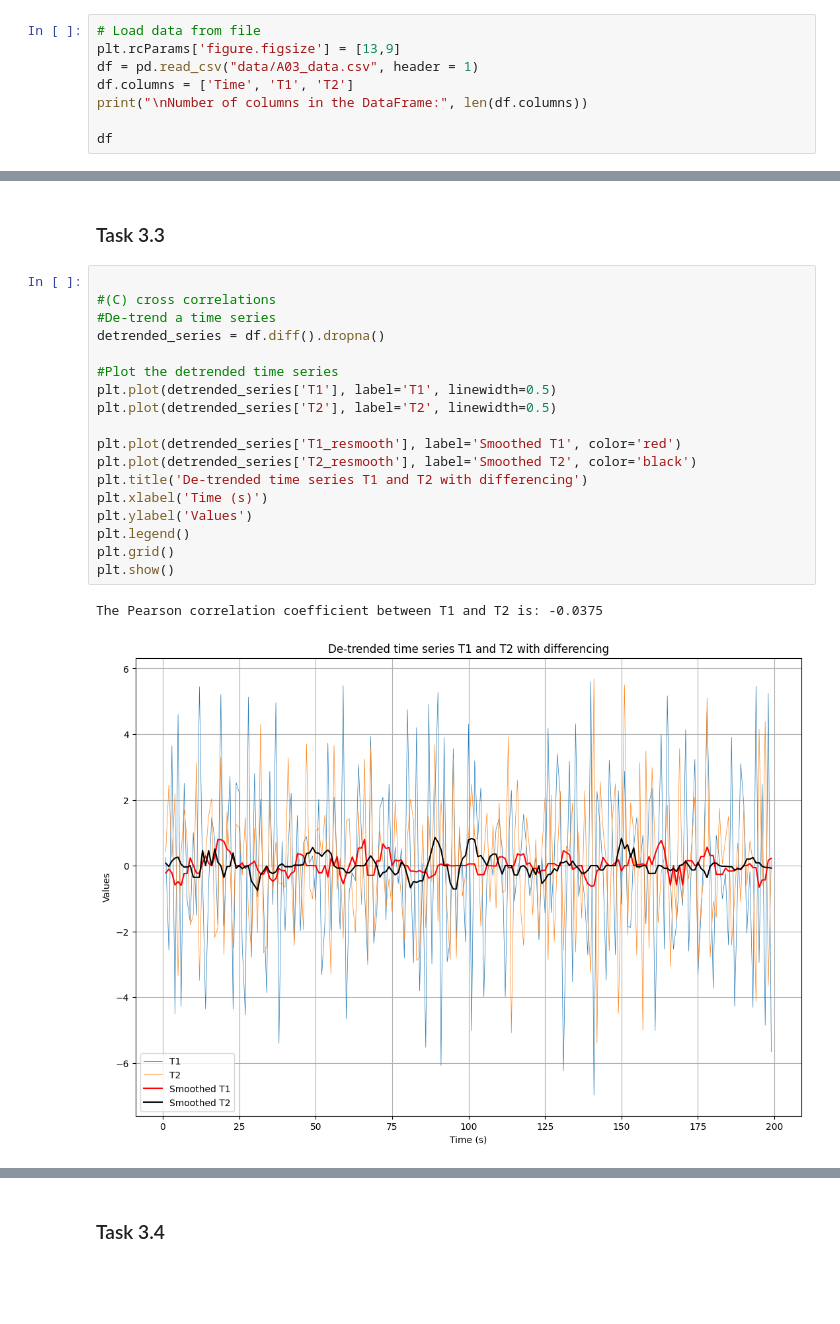
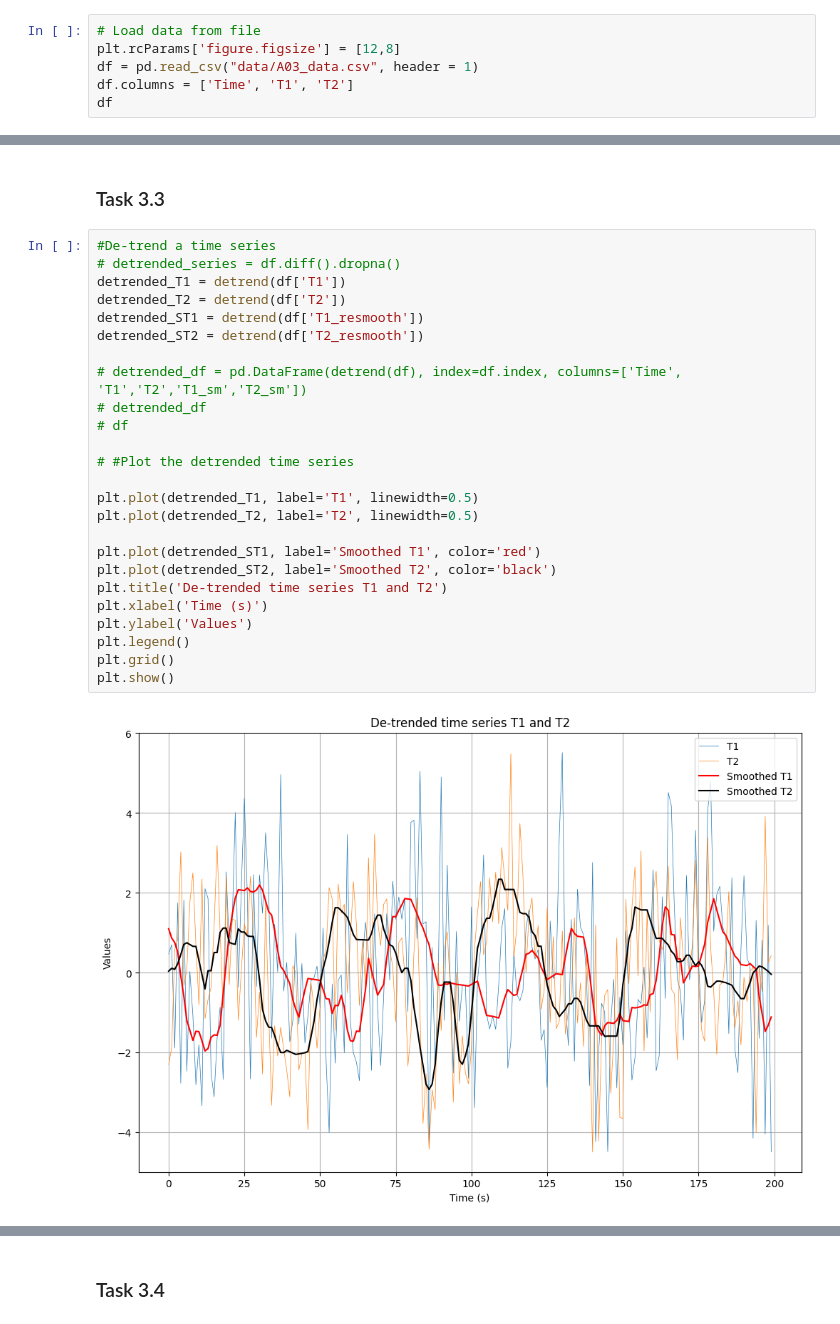
Before and after one commit to mpn1008/RM_assignments, a Jupyter notebook: RM_A03_Group_B/RM_A03_Group.ipynb, the cells around one changed output, grey strips where cells are left out. Saved outputs shown, nothing was run; the diff lists cells and outputs as text; blank space fills up the shorter version.

```diff
--- a/RM_A03_Group_B/RM_A03_Group.ipynb
+++ b/RM_A03_Group_B/RM_A03_Group.ipynb
@@ -115,10 +117,8 @@ from scipy.stats import pearsonr
 ### TASK 3.1
 # %%
 # Load data from file
-plt.rcParams['figure.figsize'] = [13,9]
+plt.rcParams['figure.figsize'] = [12,8]
 df = pd.read_csv("data/A03_data.csv", header = 1)
 df.columns = ['Time', 'T1', 'T2']
-print("\nNumber of columns in the DataFrame:", len(df.columns))
-
 df
 # %% [output]
@@ -202,25 +206,31 @@ plt.show()
 # %% [markdown]
 ### Task 3.3
 # %%
+#De-trend a time series
+# detrended_series = df.diff().dropna()
+detrended_T1 = detrend(df['T1'])
+detrended_T2 = detrend(df['T2'])
+detrended_ST1 = detrend(df['T1_resmooth'])
+detrended_ST2 = detrend(df['T2_resmooth'])
 
-#(C) cross correlations
-#De-trend a time series
-detrended_series = df.diff().dropna()
+# detrended_df = pd.DataFrame(detrend(df), index=df.index, columns=['Time', 'T1','T2','T1_sm','T2_sm'])
+# detrended_df
+# df
 
-#Plot the detrended time series
-plt.plot(detrended_series['T1'], label='T1', linewidth=0.5)
-plt.plot(detrended_series['T2'], label='T2', linewidth=0.5)
+# #Plot the detrended time series
 
-plt.plot(detrended_series['T1_resmooth'], label='Smoothed T1', color='red')
-plt.plot(detrended_series['T2_resmooth'], label='Smoothed T2', color='black')
-plt.title('De-trended time series T1 and T2 with differencing')
+plt.plot(detrended_T1, label='T1', linewidth=0.5)
+plt.plot(detrended_T2, label='T2', linewidth=0.5)
+
+plt.plot(detrended_ST1, label='Smoothed T1', color='red')
+plt.plot(detrended_ST2, label='Smoothed T2', color='black')
+plt.title('De-trended time series T1 and T2')
 plt.xlabel('Time (s)')
 plt.ylabel('Values')
 plt.legend()
 plt.grid()
 plt.show()
 # %% [output]
-The Pearson correlation coefficient between T1 and T2 is: -0.0375
-[figure, old version]
+[figure, new version]
 # %%
 #Calculate the Pearson Correlation Coefficient
```
Also changed, not shown: parts of 14 cells of this notebook.
